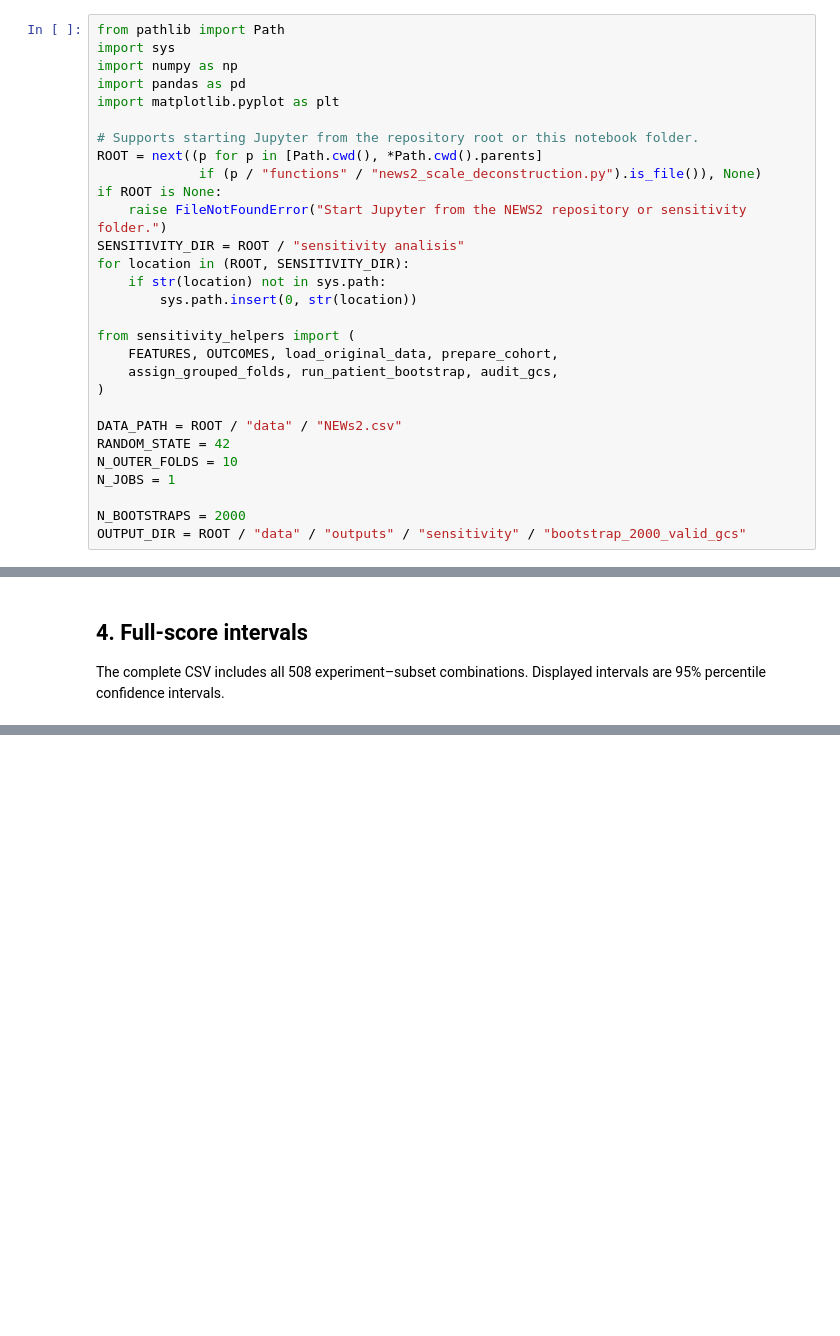
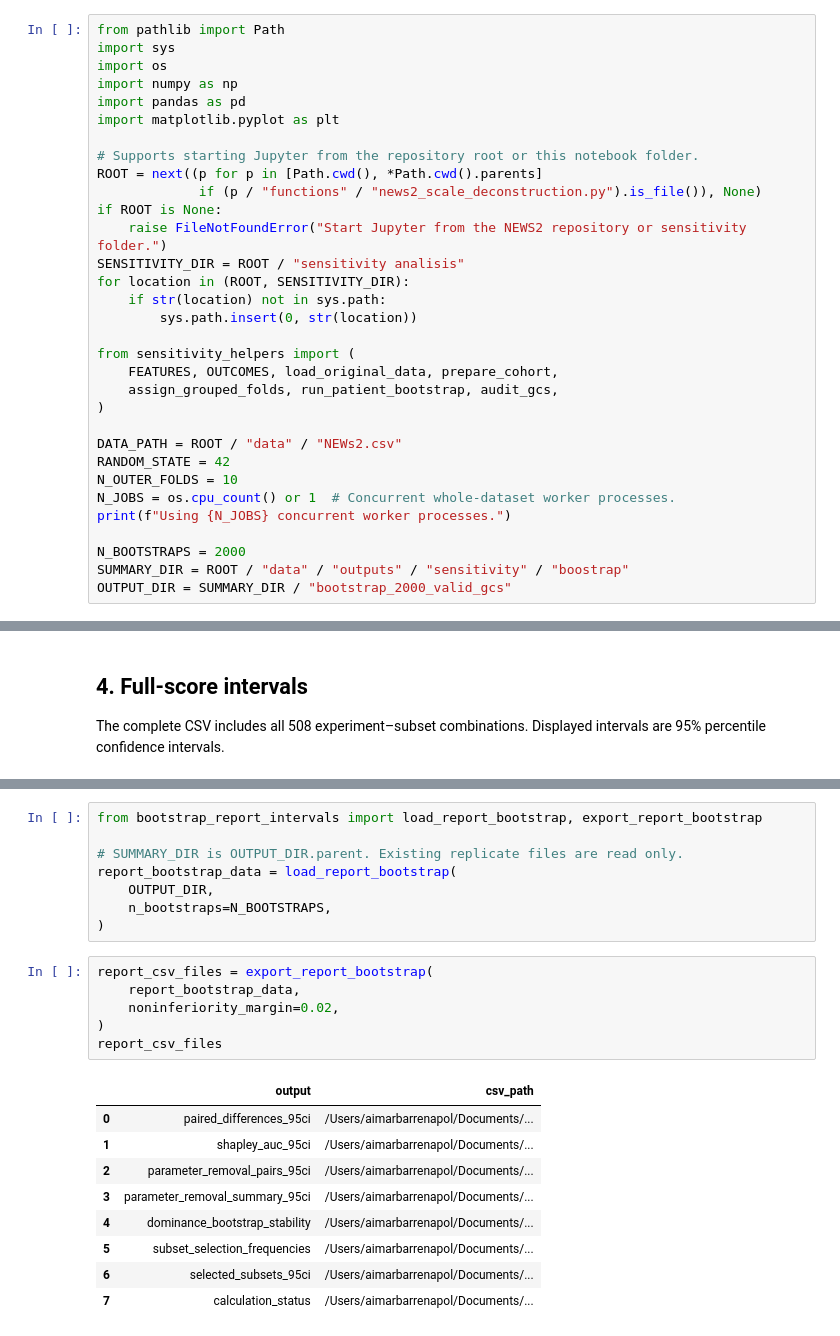
Before and after one commit to abarrenap/NEWS2_Deconstruction, a Jupyter notebook: sensitivity analisis/01_bootstrap_2000_95ci.ipynb, the cells around one changed output, grey strips where cells are left out. Cells and saved outputs as stored; diff of their text form; blank space fills up the shorter version.

```diff
--- a/sensitivity analisis/01_bootstrap_2000_95ci.ipynb
+++ b/sensitivity analisis/01_bootstrap_2000_95ci.ipynb
@@ -21,6 +21,7 @@ Missing FiO2 or any GCS component remains missing rather than being converted to
 # %%
 from pathlib import Path
 import sys
+import os
 import numpy as np
 import pandas as pd
 import matplotlib.pyplot as plt
@@ -43,7 +44,9 @@ from sensitivity_helpers import (
 DATA_PATH = ROOT / "data" / "NEWs2.csv"
 RANDOM_STATE = 42
 N_OUTER_FOLDS = 10
-N_JOBS = 1
+N_JOBS = os.cpu_count() or 1  # Concurrent whole-dataset worker processes.
+print(f"Using {N_JOBS} concurrent worker processes.")
 
 N_BOOTSTRAPS = 2000
-OUTPUT_DIR = ROOT / "data" / "outputs" / "sensitivity" / "bootstrap_2000_valid_gcs"
+SUMMARY_DIR = ROOT / "data" / "outputs" / "sensitivity" / "boostrap"
+OUTPUT_DIR = SUMMARY_DIR / "bootstrap_2000_valid_gcs"
@@ -115,0 +146,24 @@ Run all cells locally after supplying the original dataset. No confidence limits
+# %%
+from bootstrap_report_intervals import load_report_bootstrap, export_report_bootstrap
+
+# SUMMARY_DIR is OUTPUT_DIR.parent. Existing replicate files are read only.
+report_bootstrap_data = load_report_bootstrap(
+    OUTPUT_DIR,
+    n_bootstraps=N_BOOTSTRAPS,
+)
+# %%
+report_csv_files = export_report_bootstrap(
+    report_bootstrap_data,
+    noninferiority_margin=0.02,
+)
+report_csv_files
+# %% [output]
+|  | output | csv_path |
+| 0 | paired_differences_95ci | /Users/aimarbarrenapol/Documents/... |
+| 1 | shapley_auc_95ci | /Users/aimarbarrenapol/Documents/... |
+| 2 | parameter_removal_pairs_95ci | /Users/aimarbarrenapol/Documents/... |
+| 3 | parameter_removal_summary_95ci | /Users/aimarbarrenapol/Documents/... |
+| 4 | dominance_bootstrap_stability | /Users/aimarbarrenapol/Documents/... |
+| 5 | subset_selection_frequencies | /Users/aimarbarrenapol/Documents/... |
+| 6 | selected_subsets_95ci | /Users/aimarbarrenapol/Documents/... |
+| 7 | calculation_status | /Users/aimarbarrenapol/Documents/... |
```
Also changed, not shown: parts of 9 cells of this notebook, 6 other files.
